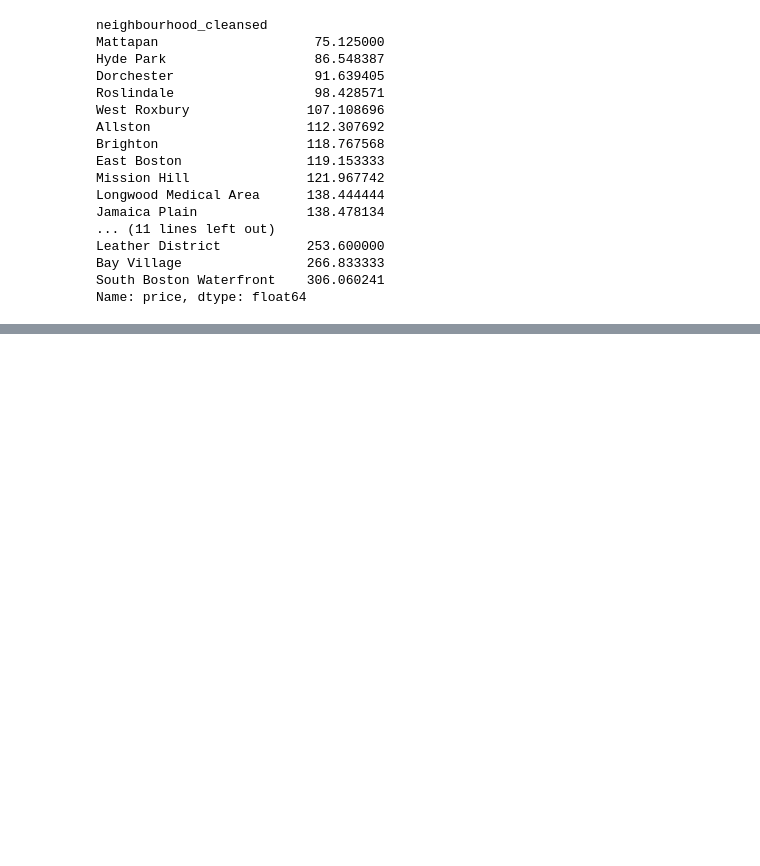
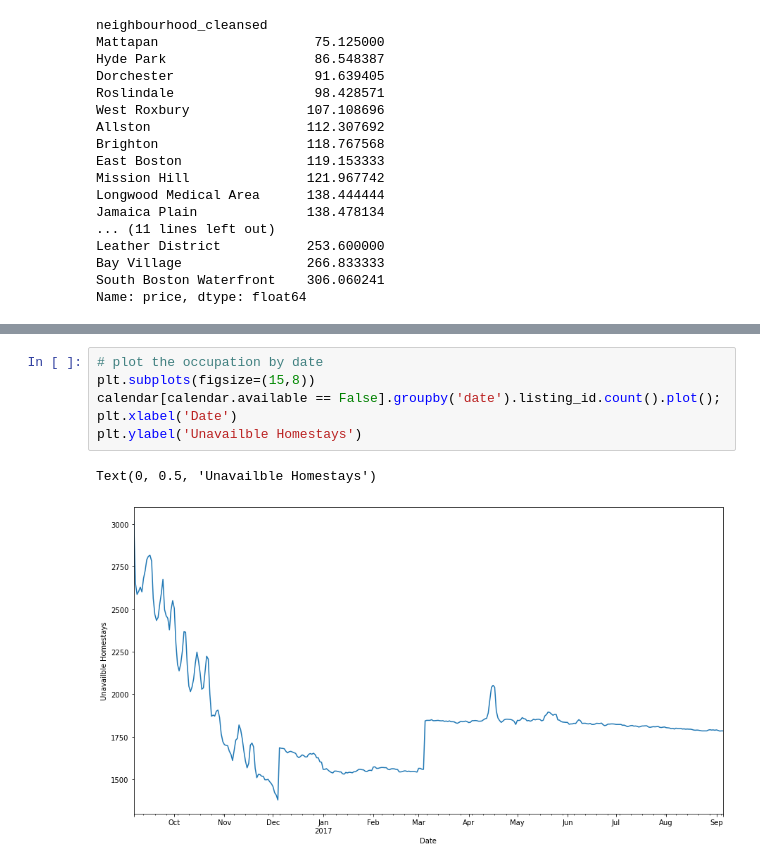
Before and after one commit to italocosilva/airbnb, a Jupyter notebook: airbnb-boston.ipynb, the cells around one changed output, grey strips where cells are left out. Drawn from its saved outputs; the diff is of its cells as text; blank space fills up the shorter version.

```diff
--- a/airbnb-boston.ipynb
+++ b/airbnb-boston.ipynb
@@ -511,0 +434,9 @@ Timestamp('2017-04-16 00:00:00')
+# %%
+# plot the occupation by date
+plt.subplots(figsize=(15,8))
+calendar[calendar.available == False].groupby('date').listing_id.count().plot();
+plt.xlabel('Date')
+plt.ylabel('Unavailble Homestays')
+# %% [output]
+Text(0, 0.5, 'Unavailble Homestays')
+[figure, added]
```
Also changed, not shown: parts of 120 cells of this notebook, 4 other files.
